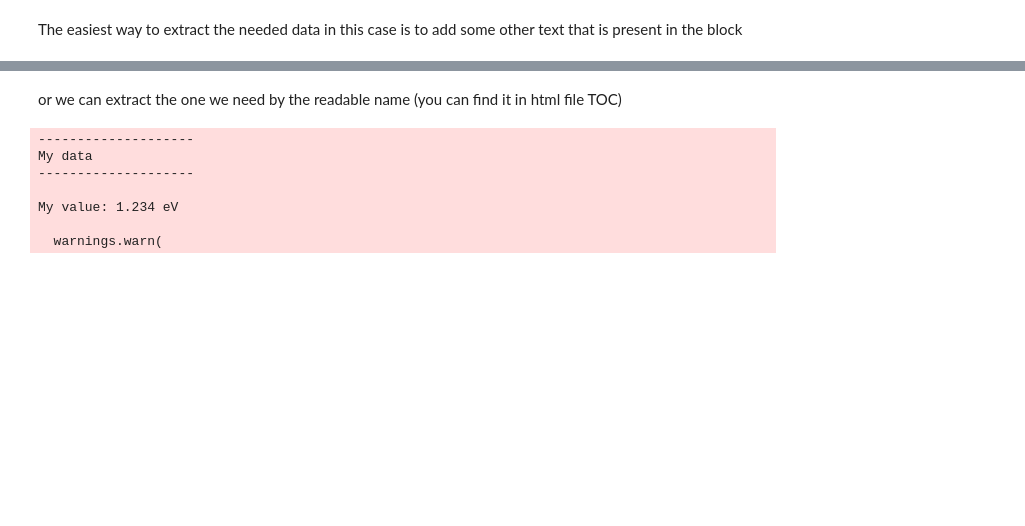
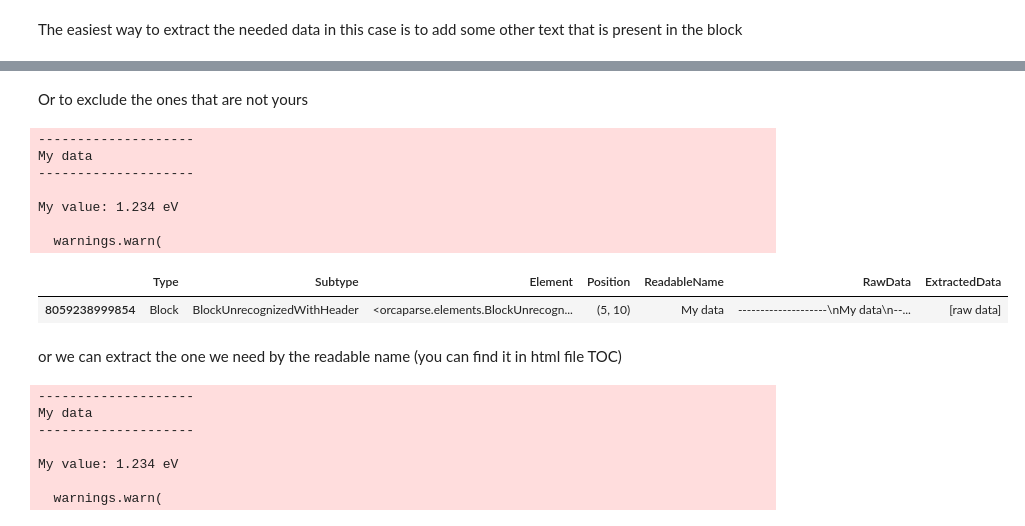
Before and after one commit to ChemParse/ChemParse, a Jupyter notebook: examples/basic_example.ipynb, the cells around one changed output, grey strips where cells are left out. Drawn from its saved outputs; the diff is of its cells as text; code cells hidden in the pictures; blank space fills up the shorter version.

```diff
--- a/examples/basic_example.ipynb
+++ b/examples/basic_example.ipynb
@@ -132,3 +132,18 @@ My value: 1.234 eV
+# %% [markdown]
+Or to exclude the ones that are not yours
+# %%
+orca_file.get_data(raw_data_substring="My value",
+                   raw_data_not_substring="Not my match")
+# %% [output]
+--------------------
+My data
+--------------------
+
+My value: 1.234 eV
+
+  warnings.warn(
+|  | Type | Subtype | Element | Position | ReadableName | RawData | ExtractedData |
+| 8059238999854 | Block | BlockUnrecognizedWithHeader | <orcaparse.elements.BlockUnrecogn... | (5, 10) | My data | --------------------\nMy data\n--... | [raw data] |
 # %% [markdown]
 or we can extract the one we need by the readable name (you can find it in html file TOC)
 # %%
```
Also changed, not shown: parts of 8 cells of this notebook, 5 other files.
